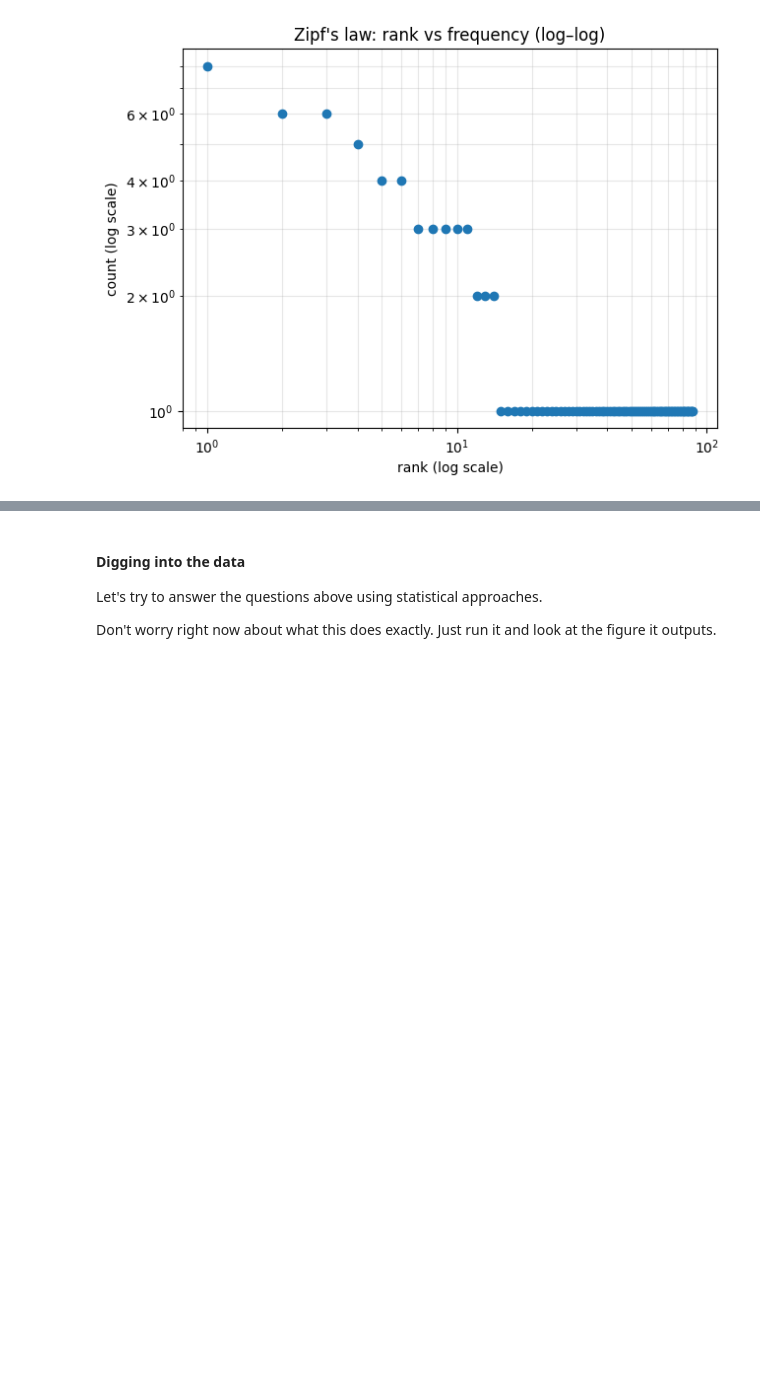
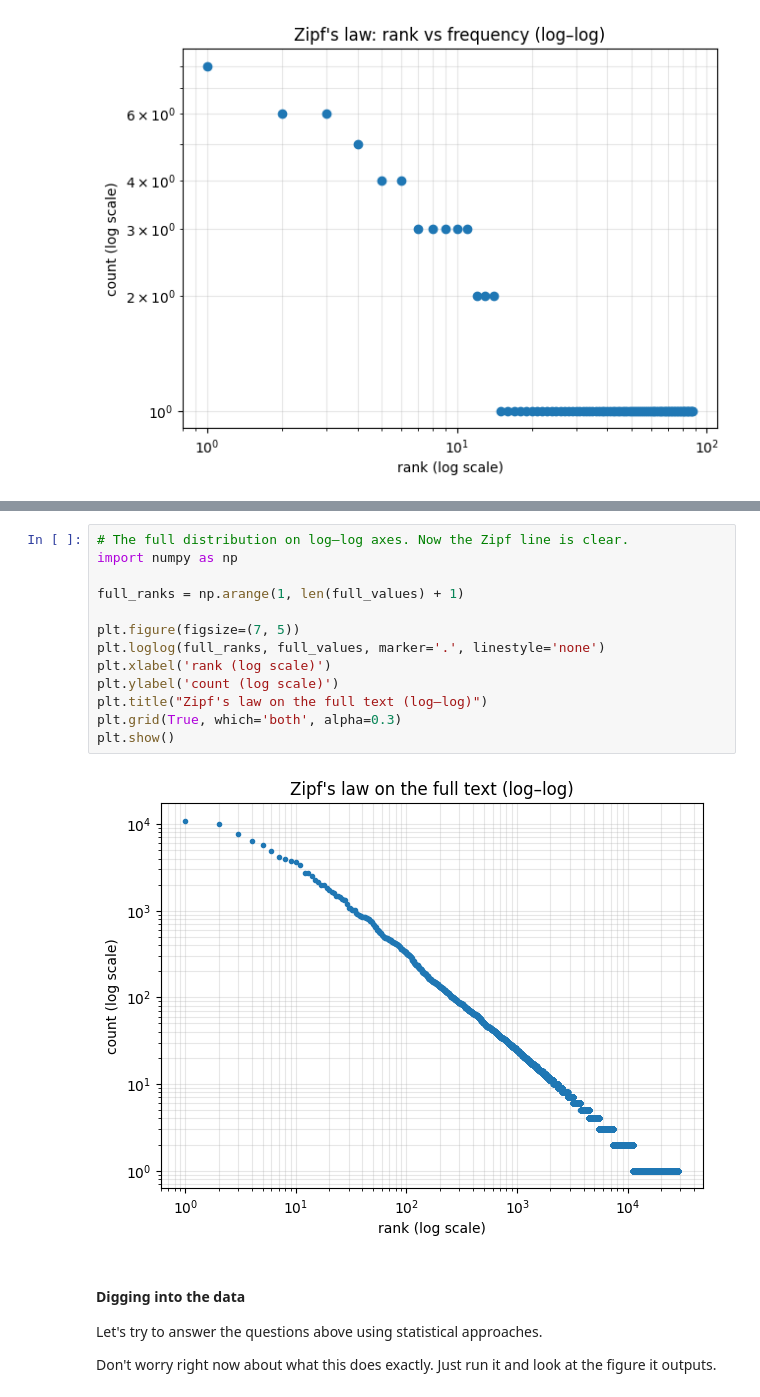
Before and after one commit to christiancasey/measuring-manuscripts, a Jupyter notebook: Workbook/Day 0 Teaser—What is Computational Philology/Teaser Notebook—Hello, World.ipynb, the cells around one changed output, grey strips where cells are left out. Drawn from its saved outputs; the diff is of its cells as text; blank space fills up the shorter version.

```diff
--- a/Workbook/Day 0 Teaser—What is Computational Philology/Teaser Notebook—Hello, World.ipynb
+++ b/Workbook/Day 0 Teaser—What is Computational Philology/Teaser Notebook—Hello, World.ipynb
@@ -152,3 +198,18 @@ plt.show()
+# %%
+# The full distribution on log–log axes. Now the Zipf line is clear.
+import numpy as np
+
+full_ranks = np.arange(1, len(full_values) + 1)
+
+plt.figure(figsize=(7, 5))
+plt.loglog(full_ranks, full_values, marker='.', linestyle='none')
+plt.xlabel('rank (log scale)')
+plt.ylabel('count (log scale)')
+plt.title("Zipf's law on the full text (log–log)")
+plt.grid(True, which='both', alpha=0.3)
+plt.show()
+# %% [output]
+[figure, added]
 # %% [markdown]
 #### Digging into the data
 
```
Also changed, not shown: parts of 11 cells of this notebook, 3 other files.
